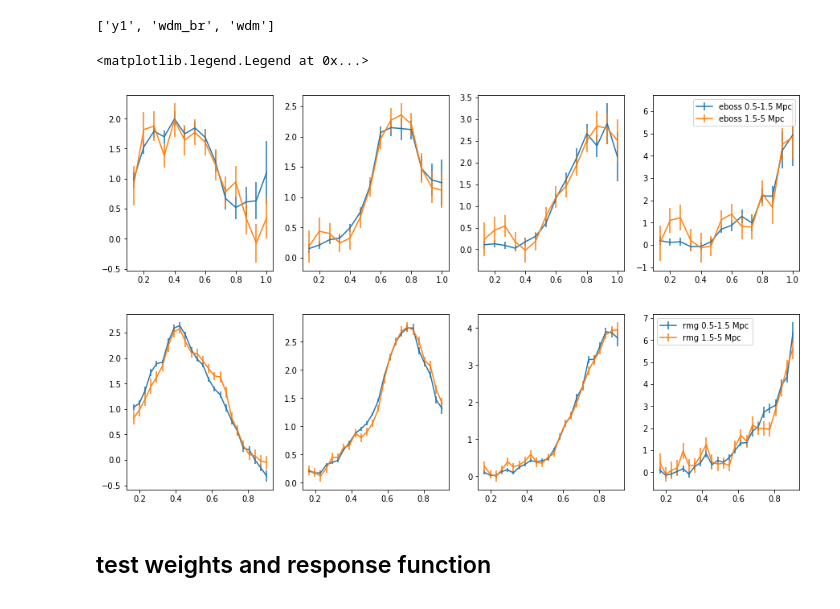
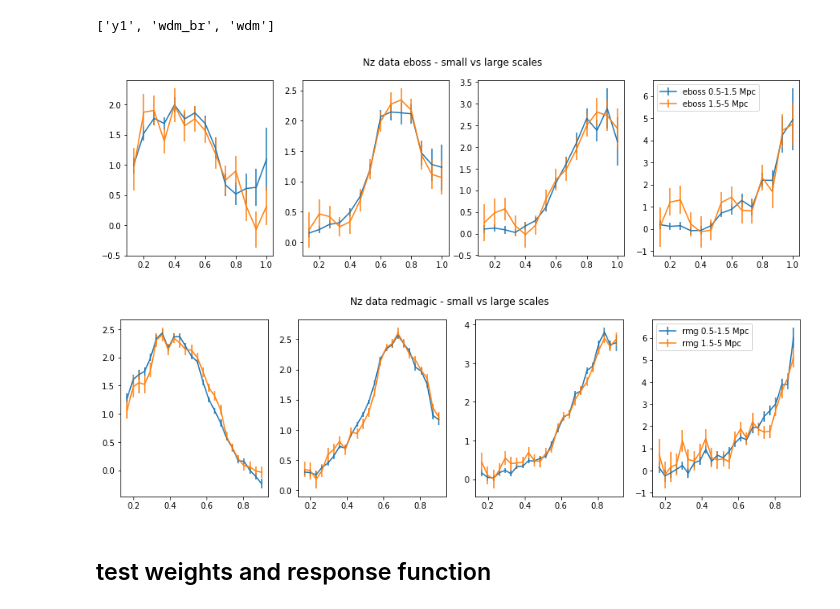
Before and after one commit to mgatti29/CORE, a Jupyter notebook: Results_data.ipynb, the cells around one changed output. Drawn from its saved outputs; the diff is of its cells as text; code cells hidden in the pictures.

```diff
--- a/Results_data.ipynb
+++ b/Results_data.ipynb
@@ -402,8 +490,8 @@ for i in range(4):
     z = runs_data['rmg_R_w'].z
     ax[i].errorbar(z, runs_data['rmg_R_w'].sompz[i], label='sompz')
     for est in runs_data['rmg_R_w'].Nz_mean.keys():
-        ax[i].errorbar(z, runs_data['rmg_R_w'].Nz[est][i,:,0], runs_data['rmg_R_w'].Nz_err[est][i,:], label='{0}'.format(est))
-
+        ax[i].errorbar(z, runs_data['rmg_R_w'].Nz[est][i,:,0], runs_data['rmg_R_w'].Nz_err[est][i,:], label='wz {0}'.format(est))
+plt.suptitle('Redmagic wz')
 plt.legend()
 # %% [output]
 <matplotlib.legend.Legend at 0x...>
@@ -417,8 +505,8 @@ for i in range(4):
     z = runs_data['eboss_R_w'].z
     ax[i].errorbar(z, runs_data['eboss_R_w'].sompz[i], label='sompz')
     for est in runs_data['eboss_R_w'].Nz_mean.keys():
-        ax[i].errorbar(z, runs_data['eboss_R_w'].Nz[est][i,:,0], runs_data['eboss_R_w'].Nz_err[est][i,:], label='{0}'.format(est))
-
+        ax[i].errorbar(z, runs_data['eboss_R_w'].Nz[est][i,:,0], runs_data['eboss_R_w'].Nz_err[est][i,:], label='wz {0}'.format(est))
+plt.suptitle('eBOSS')
 plt.legend()
 # %% [output]
 <matplotlib.legend.Legend at 0x...>
@@ -432,11 +513,0 @@ runs_data['rmg_R_w'].sompz[i].shape
-# %%
-fig, ax = plt.subplots(1, 4, figsize=(15,4))
-
-for i in range(4):
-    z = runs_data['eboss_R_w'].z
-    ax[i].errorbar(z, runs_data['eboss_R_w'].sompz[i], label='sompz')
-    ax[i].errorbar(z, runs_data['eboss_R_w'].Nz['wdm_br'][i,:,0], runs_data['eboss_R_w'].Nz_err['wdm_br'][i,:], label='eboss')
-    z = runs_data['rmg_R_w'].z
-    ax[i].errorbar(z, runs_data['rmg_R_w'].Nz['wdm_br'][i,:,0], runs_data['rmg_R_w'].Nz_err['wdm_br'][i,:], label='rmg')
-
-plt.legend()
@@ -450,7 +513,0 @@ runs_data['eboss_R_w'].Nz['y1'].shape
-# %%
-for i in range(len(runs_data['eboss_R_w'].Nz['y1'])):
-    print i
-    z = runs_data['eboss_R_w'].z
-    print 'eboss  {0:2.3f} {1:2.3f}'.format(min(z[runs_data['eboss_R_w'].maskXsigma[i]]),  max(z[runs_data['eboss_R_w'].maskXsigma[i]]))
-    z = runs_data['rmg_R_w'].z
-    print 'rmg    {0:2.3f} {1:2.3f}'.format(min(z[runs_data['rmg_R_w'].maskXsigma[i]]), max(z[runs_data['rmg_R_w'].maskXsigma[i]]))
@@ -547,27 +534,29 @@ runs_data['rmg_R_w_1500_5000'].Nz.keys()
 # %%
 fig, ax = plt.subplots(1, 4, figsize=(15,4))
 
 for i in range(4):
     z = runs_data['eboss_R_w'].z
     #ax[i].errorbar(z, runs_data['eboss_R_w'].sompz[i], label='sompz')
     ax[i].errorbar(z, runs_data['eboss_R_w'].Nz['wdm_br'][i,:,0], runs_data['eboss_R_w'].Nz_err['wdm_br'][i,:], label='eboss 0.5-1.5 Mpc')
     ax[i].errorbar(z, runs_data['eboss_R_w_1500_5000'].Nz['wdm_br'][i,:,0], runs_data['eboss_R_w_1500_5000'].Nz_err['wdm_br'][i,:], label='eboss 1.5-5 Mpc')
-
-plt.legend()
-
+plt.suptitle('Nz data eboss - small vs large scales')
+plt.legend(loc = 2)
+plt.savefig('./nz_data_eboss_small_large.pdf',bbox_inches='tight')
 fig, ax = plt.subplots(1, 4, figsize=(15,4))
 
 for i in range(4):
     z = runs_data['rmg_R_w'].z
     #ax[i].errorbar(z, runs_data['rmg_R_w'].sompz[i], label='sompz')
-    ax[i].errorbar(z, runs_data['rmg_R_w'].Nz['wdm_br'][i,:,0], runs_data['rmg_R_w'].Nz_err['wdm_br'][i,:], label='rmg 0.5-1.5 Mpc')
-    ax[i].errorbar(z, runs_data['rmg_R_w_1500_5000'].Nz['wdm_br'][i,:,0], runs_data['rmg_R_w_1500_5000'].Nz_err['wdm_br'][i,:], label='rmg 1.5-5 Mpc')
+    ax[i].errorbar(z, runs_data['rmg_R_w'].Nz['wdm_brcorr'][i,:,0], runs_data['rmg_R_w'].Nz_err['wdm_brcorr'][i,:], label='rmg 0.5-1.5 Mpc')
+    ax[i].errorbar(z, runs_data['rmg_R_w_1500_5000'].Nz['wdm_brcorr'][i,:,0], runs_data['rmg_R_w_1500_5000'].Nz_err['wdm_brcorr'][i,:], label='rmg 1.5-5 Mpc')
+plt.suptitle('Nz data redmagic - small vs large scales')
 
 plt.legend()
+
+plt.savefig('./nz_data_rm_small_large.pdf',bbox_inches='tight')
 # %% [output]
-<matplotlib.legend.Legend at 0x...>
-[figure, old version]
+[figure, new version]
-[figure, old version]
+[figure, new version]
 # %% [markdown]
 ## test weights and response function
 # %%
```
Also changed, not shown: parts of 141 cells of this notebook.
